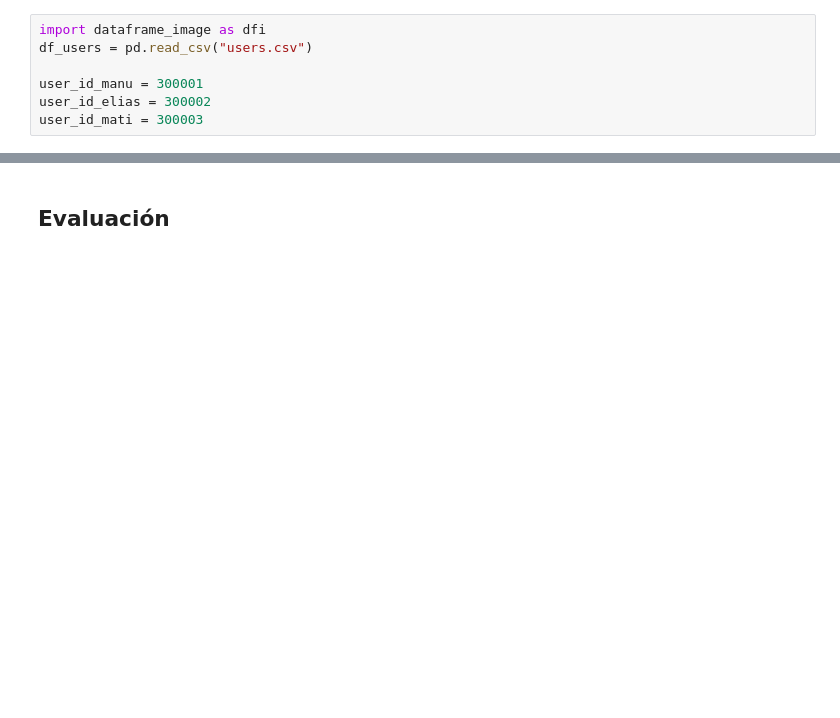
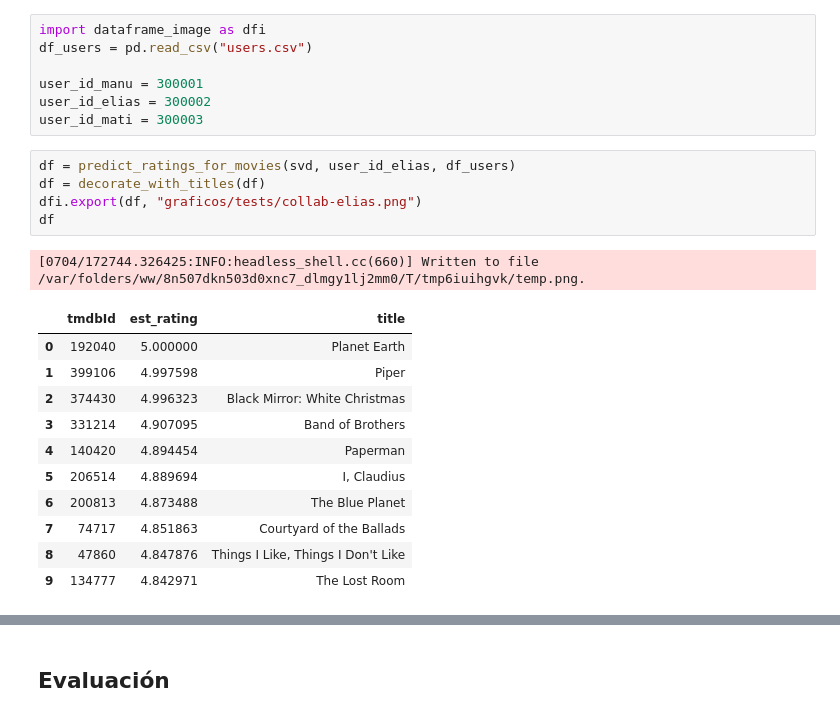
Before and after one commit to mnPanic/aa-tp, a Jupyter notebook: collaborative_surprise.ipynb, the cells around one changed output, grey strips where cells are left out. Drawn from its saved outputs; the diff is of its cells as text; blank space fills up the shorter version.

Commit message:
Corrida para nosotros en collab

```diff
--- a/collaborative_surprise.ipynb
+++ b/collaborative_surprise.ipynb
@@ -148,3 +152,21 @@ df_users = pd.read_csv("users.csv")
 user_id_manu = 300001
 user_id_elias = 300002
 user_id_mati = 300003
+# %%
+df = predict_ratings_for_movies(svd, user_id_elias, df_users)
+df = decorate_with_titles(df)
+dfi.export(df, "graficos/tests/collab-elias.png")
+df
+# %% [output]
+[0704/172744.326425:INFO:headless_shell.cc(660)] Written to file /var/folders/ww/8n507dkn503d0xnc7_dlmgy1lj2mm0/T/tmp6iuihgvk/temp.png.
+|  | tmdbId | est_rating | title |
+| 0 | 192040 | 5.000000 | Planet Earth |
+| 1 | 399106 | 4.997598 | Piper |
+| 2 | 374430 | 4.996323 | Black Mirror: White Christmas |
+| 3 | 331214 | 4.907095 | Band of Brothers |
+| 4 | 140420 | 4.894454 | Paperman |
+| 5 | 206514 | 4.889694 | I, Claudius |
+| 6 | 200813 | 4.873488 | The Blue Planet |
+| 7 | 74717 | 4.851863 | Courtyard of the Ballads |
+| 8 | 47860 | 4.847876 | Things I Like, Things I Don't Like |
+| 9 | 134777 | 4.842971 | The Lost Room |
```
Also changed, not shown: parts of 3 cells of this notebook, 3 other files.
